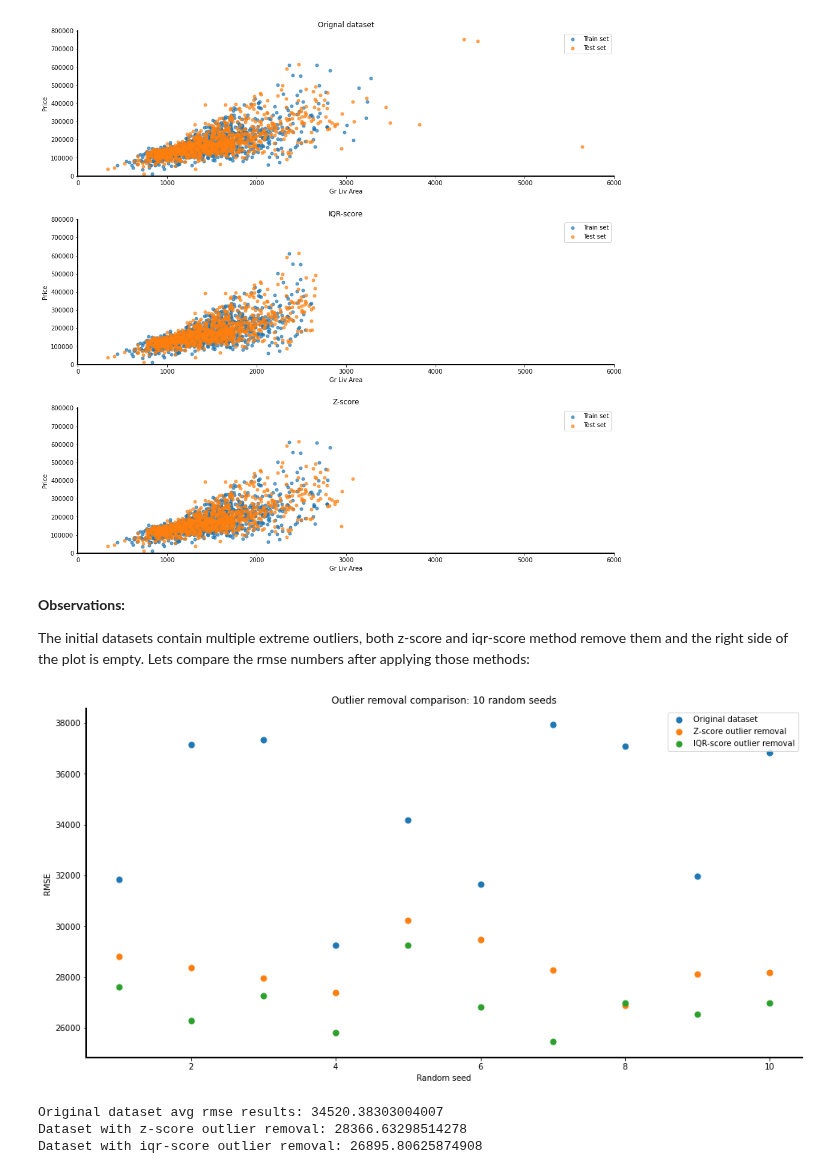
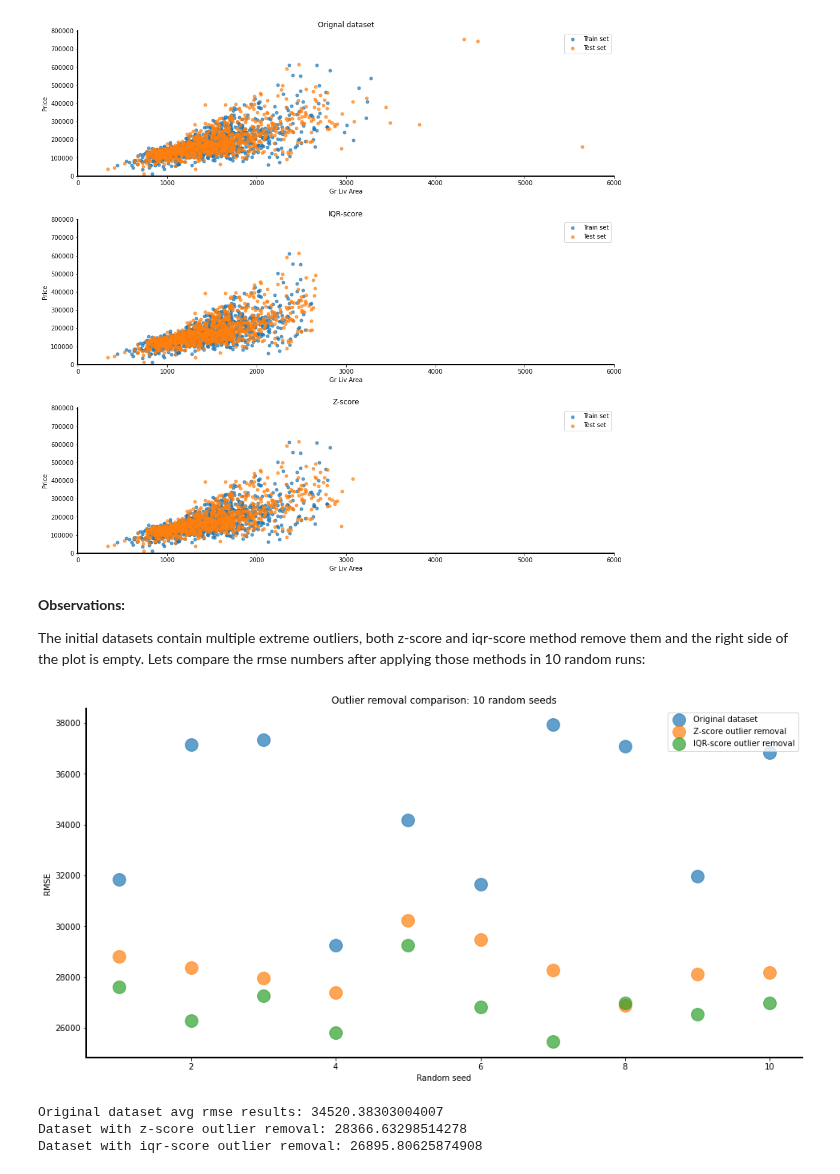
Before and after one commit to grumpyclimber/portfolio, a Jupyter notebook: ML_house_prices/houses_final.ipynb, the cells around one changed output. Drawn from its saved outputs; the diff is of its cells as text; code cells hidden in the pictures.

```diff
--- a/ML_house_prices/houses_final.ipynb
+++ b/ML_house_prices/houses_final.ipynb
@@ -358,10 +358,10 @@ plt.show()
 RMSE results:
 Original dataset:  36854.046594920386    IQR:  27414.72052922669    Z score:  28277.375376245913
 [figure]
-# %% [markdown]
-**Observations:**
-
-The initial datasets contain multiple extreme outliers, both z-score and iqr-score method remove them and the right side of the plot is empty. Lets compare the rmse numbers after applying those methods:
+# %% [markdown]
+**Observations:**
+
+The initial datasets contain multiple extreme outliers, both z-score and iqr-score method remove them and the right side of the plot is empty. Lets compare the rmse numbers after applying those methods in 10 random runs:
 # %%
 
 original_results = []
@@ -374,37 +374,37 @@ for num in list(range(1,11)):
     df2 = df2.reindex(index = shuffled_index)
     split_loc = int(0.5*len(df2))
     # split
     train_rand = df2.iloc[:split_loc].copy()
     test_rand  = df2.iloc[split_loc:].copy()
     train_iqr = iqring(train_rand,'Gr Liv Area' )
     test_iqr = iqring(test_rand,'Gr Liv Area' )
 
     # Z score
     z = np.abs(stats.zscore(train_rand['Gr Liv Area']))
     threshold = 3
     np.where(z > 3)
     train_z = train_rand[(z < 3)]
     z = np.abs(stats.zscore(test_rand['Gr Liv Area']))
     threshold = 3
     np.where(z > 3)
     test_z = test_rand[(z < 3)]
 
     rmse, p = pipeline(df_train=train_rand, df_test=test_rand, s=select_features3)
     original_results.append(rmse)
     iqr_rmse, p = pipeline(df_train=train_iqr, df_test=test_iqr, s=select_features3)
     iqr_results.append(iqr_rmse)
     z_score_rmse, p = pipeline(df_train=train_z, df_test=test_z, s=select_features3)
     z_results.append(z_score_rmse)
 nums = list(range(1,11))
 fig, ax = plt.subplots(figsize=(16,8))
-plt.scatter(nums, original_results, label='Original dataset', s=50)
-plt.scatter(nums, z_results, label='Z-score outlier removal', s=50)
-plt.scatter(nums, iqr_results, label='IQR-score outlier removal', s=50)
+plt.scatter(nums, original_results, label='Original dataset', s=250, alpha=0.7)
+plt.scatter(nums, z_results, label='Z-score outlier removal', s=250, alpha=0.7)
+plt.scatter(nums, iqr_results, label='IQR-score outlier removal', s=250, alpha=0.7)
 spines(ax,xl='Random seed', yl='RMSE', title='Outlier removal comparison: 10 random seeds')
 plt.legend()
 plt.show()
 # %% [output]
-[figure, old version]
+[figure, new version]
 # %%
 print('Original dataset avg rmse results:',np.mean(original_results))
 print('Dataset with z-score outlier removal:', np.mean(z_results))
```
Also changed, not shown: parts of 25 cells of this notebook.
